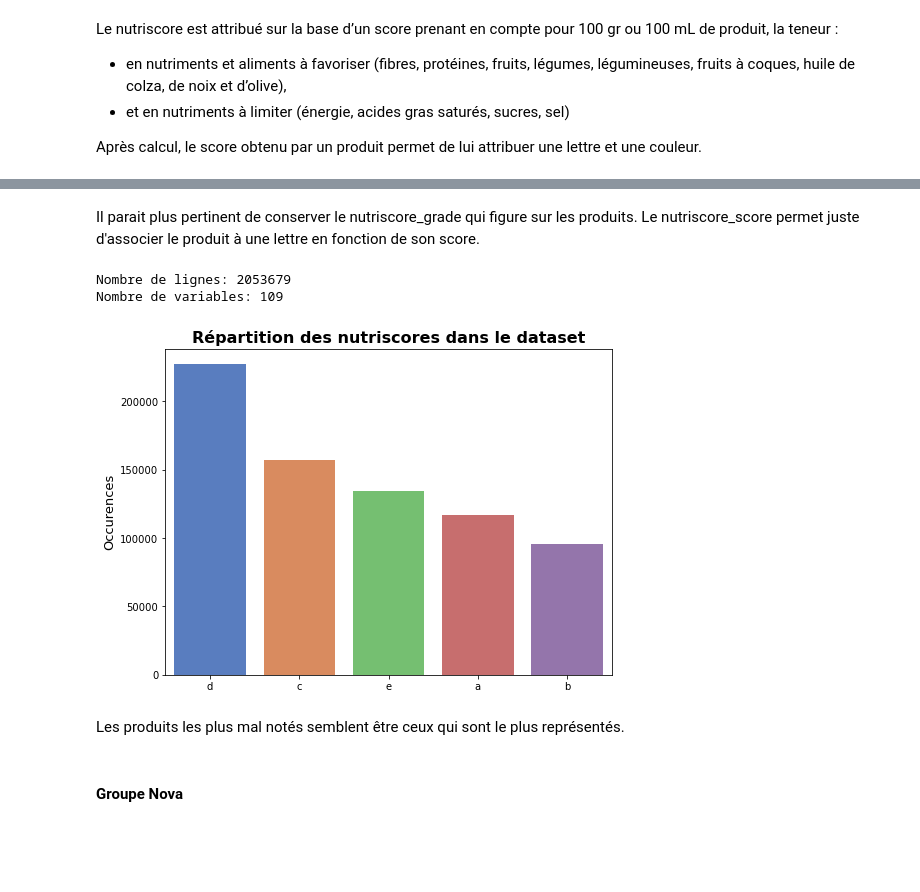
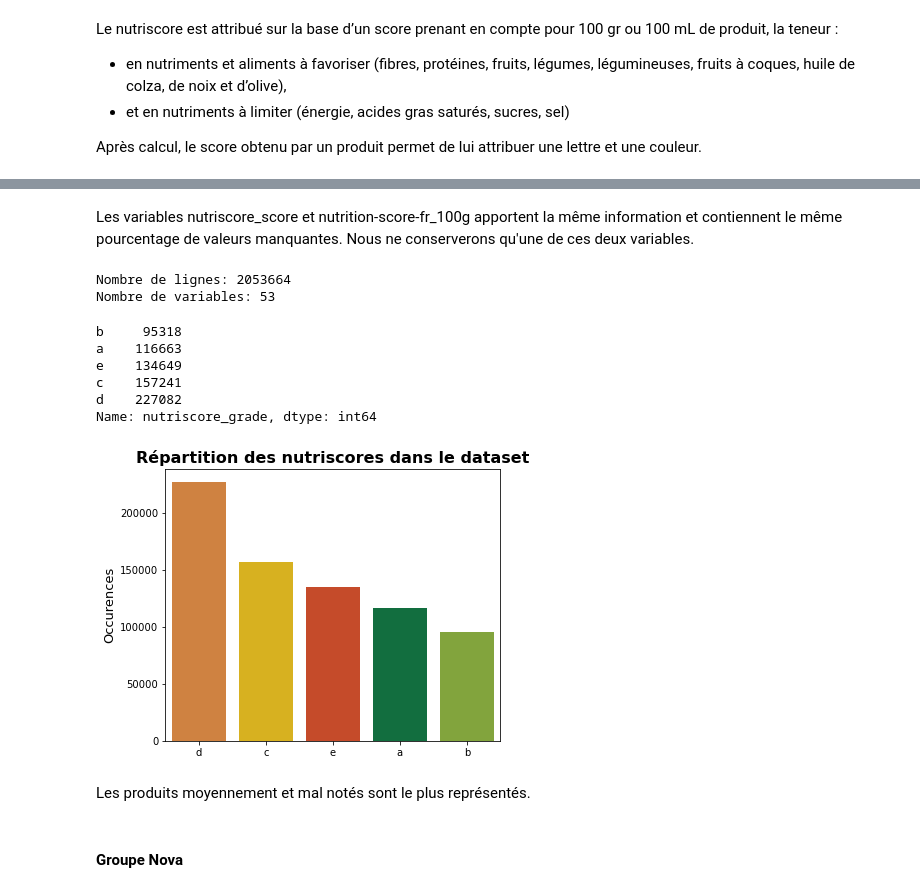
Before and after one commit to Milie-Mimi/OC_DS_Project3, a Jupyter notebook: Projet_3_Cleaning_EGR.ipynb, the cells around one changed output, grey strips where cells are left out. Cells and saved outputs as stored; diff of their text form; code cells hidden in the pictures; blank space fills up the shorter version.

```diff
--- a/Projet_3_Cleaning_EGR.ipynb
+++ b/Projet_3_Cleaning_EGR.ipynb
@@ -980,0 +1150,9 @@ openfoodfacts_en.rename(columns={'created_t': 'creation_date',
+# %%
+openfoodfacts['last_modified_t'] = pd.to_datetime(openfoodfacts['last_modified_t'], unit='s')
+openfoodfacts.rename(columns={'last_modified_t': 'last_modified_date'}, inplace = True)
+# %%
+# Suppression des autres variables de date
+openfoodfacts.drop(['created_t', 'created_datetime', 'last_modified_datetime'],
+                   axis = 'columns', inplace = True)
+
+print(f"Nombre de lignes: {openfoodfacts.shape[0]}\nNombre de variables: {openfoodfacts.shape[1]}")
@@ -1003,7 +1184,7 @@ tab_modalities
 Ces 2 colonnes semblent être redondantes. Le % de NaN étant assez similaire et la variable serving_quantity déjà au format numérique, supprimons la variable serving_size.
 # %%
 # Suppression de la variable serving_size
-openfoodfacts_en.drop('serving_size', axis = 'columns', inplace = True)
+openfoodfacts.drop('serving_size', axis = 'columns', inplace = True)
 
-print(f"Nombre de lignes: {openfoodfacts_en.shape[0]}\nNombre de variables: {openfoodfacts_en.shape[1]}")
+print(f"Nombre de lignes: {openfoodfacts.shape[0]}\nNombre de variables: {openfoodfacts.shape[1]}")
 # %% [output]
@@ -1070,24 +1253,33 @@ tab_modalities
-# %% [markdown]
-Il parait plus pertinent de conserver le nutriscore_grade qui figure sur les produits. Le nutriscore_score permet juste d'associer le produit à une lettre en fonction de son score.
+# %% [markdown]
+Les variables nutriscore_score et nutrition-score-fr_100g apportent la même information et contiennent le même pourcentage de valeurs manquantes. Nous ne conserverons qu'une de ces deux variables.
 # %%
 # Suppression de la variable nutriscore_score
-openfoodfacts_en.drop('nutriscore_score', axis='columns', inplace = True)
-print(f"Nombre de lignes: {openfoodfacts_en.shape[0]}\nNombre de variables: {openfoodfacts_en.shape[1]}")
+openfoodfacts.drop('nutriscore_score', axis='columns', inplace = True)
+print(f"Nombre de lignes: {openfoodfacts.shape[0]}\nNombre de variables: {openfoodfacts.shape[1]}")
 # %% [output]
-Nombre de lignes: 2053679
-Nombre de variables: 109
+Nombre de lignes: 2053664
+Nombre de variables: 53
+# %%
+openfoodfacts['nutriscore_grade'].value_counts(ascending = True)
+# %% [output]
+b     95318
+a    116663
+e    134649
+c    157241
+d    227082
+Name: nutriscore_grade, dtype: int64
 # %%
-nutriscore_count = openfoodfacts_en['nutriscore_grade'].value_counts()
+nutriscore_count = openfoodfacts['nutriscore_grade'].value_counts()
 
-plt.figure(figsize=(8, 6))
-sns.barplot(x = nutriscore_count.index, y = nutriscore_count.values, palette = 'muted')
+plt.figure(figsize=(6, 5))
+sns.barplot(x = nutriscore_count.index, y = nutriscore_count.values, palette = ['#e78029', '#f5c301', '#df3c10', '#037d3f', '#88b52c'])
 plt.title("Répartition des nutriscores dans le dataset")
 plt.ylabel("Occurences")
 plt.xlabel("");
 # %% [output]
-[figure, old version]
+[figure, new version]
 # %% [markdown]
-Les produits les plus mal notés semblent être ceux qui sont le plus représentés.
+Les produits moyennement et mal notés sont le plus représentés.
 # %% [markdown]
 #### Groupe Nova
 # %% [markdown]
```
Also changed, not shown: parts of 437 cells of this notebook.
